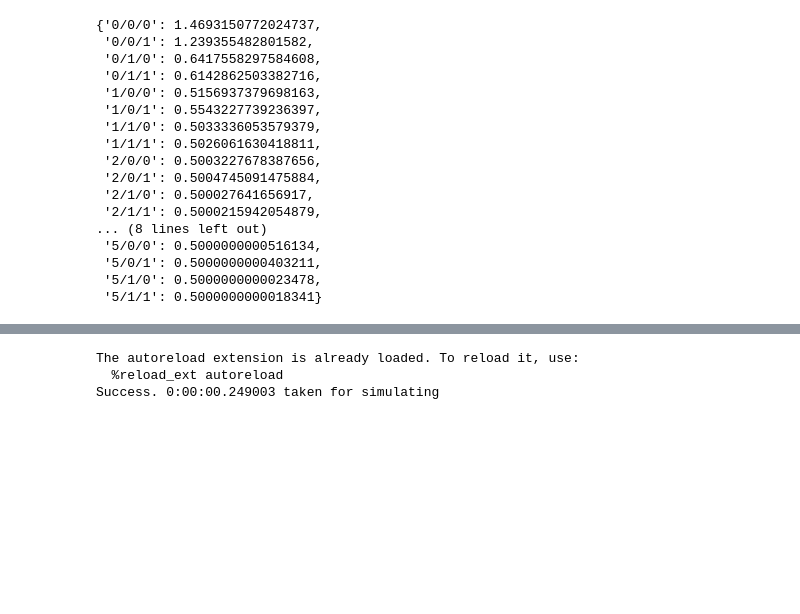
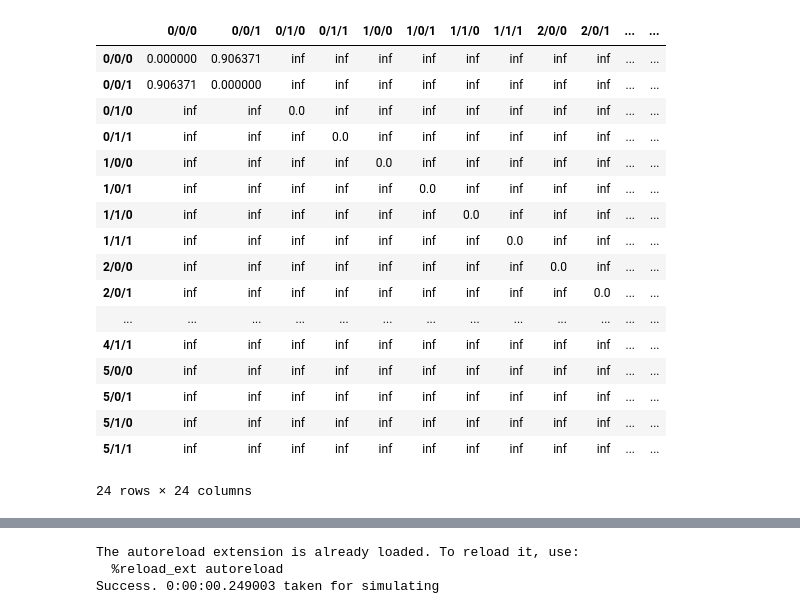
Before and after one commit to arizona95/BEAT, a Jupyter notebook: lab/experiment.ipynb, the cells around one changed output, grey strips where cells are left out. Drawn from its saved outputs; the diff is of its cells as text; code cells hidden in the pictures; blank space fills up the shorter version.

```diff
--- a/lab/experiment.ipynb
+++ b/lab/experiment.ipynb
@@ -132,20 +133,21 @@ array([[-11.3443250572],
-# %%
-gene.V
-# %% [output]
-{'0/0/0': 1.4693150772024737,
- '0/0/1': 1.239355482801582,
- '0/1/0': 0.6417558297584608,
- '0/1/1': 0.6142862503382716,
- '1/0/0': 0.5156937379698163,
- '1/0/1': 0.5543227739236397,
- '1/1/0': 0.5033336053579379,
- '1/1/1': 0.5026061630418811,
- '2/0/0': 0.5003227678387656,
- '2/0/1': 0.5004745091475884,
- '2/1/0': 0.500027641656917,
- '2/1/1': 0.5000215942054879,
-... (8 lines left out)
- '5/0/0': 0.5000000000516134,
- '5/0/1': 0.5000000000403211,
- '5/1/0': 0.5000000000023478,
- '5/1/1': 0.5000000000018341}
+# %%
+gene.model["D"]
+# %% [output]
+|  | 0/0/0 | 0/0/1 | 0/1/0 | 0/1/1 | 1/0/0 | 1/0/1 | 1/1/0 | 1/1/1 | 2/0/0 | 2/0/1 | ... | ... |
+| 0/0/0 | 0.000000 | 0.906371 | inf | inf | inf | inf | inf | inf | inf | inf | ... | ... |
+| 0/0/1 | 0.906371 | 0.000000 | inf | inf | inf | inf | inf | inf | inf | inf | ... | ... |
+| 0/1/0 | inf | inf | 0.0 | inf | inf | inf | inf | inf | inf | inf | ... | ... |
+| 0/1/1 | inf | inf | inf | 0.0 | inf | inf | inf | inf | inf | inf | ... | ... |
+| 1/0/0 | inf | inf | inf | inf | 0.0 | inf | inf | inf | inf | inf | ... | ... |
+| 1/0/1 | inf | inf | inf | inf | inf | 0.0 | inf | inf | inf | inf | ... | ... |
+| 1/1/0 | inf | inf | inf | inf | inf | inf | 0.0 | inf | inf | inf | ... | ... |
+| 1/1/1 | inf | inf | inf | inf | inf | inf | inf | 0.0 | inf | inf | ... | ... |
+| 2/0/0 | inf | inf | inf | inf | inf | inf | inf | inf | 0.0 | inf | ... | ... |
+| 2/0/1 | inf | inf | inf | inf | inf | inf | inf | inf | inf | 0.0 | ... | ... |
+| ... | ... | ... | ... | ... | ... | ... | ... | ... | ... | ... | ... | ... |
+| 4/1/1 | inf | inf | inf | inf | inf | inf | inf | inf | inf | inf | ... | ... |
+| 5/0/0 | inf | inf | inf | inf | inf | inf | inf | inf | inf | inf | ... | ... |
+| 5/0/1 | inf | inf | inf | inf | inf | inf | inf | inf | inf | inf | ... | ... |
+| 5/1/0 | inf | inf | inf | inf | inf | inf | inf | inf | inf | inf | ... | ... |
+| 5/1/1 | inf | inf | inf | inf | inf | inf | inf | inf | inf | inf | ... | ... |
+24 rows × 24 columns
```
Also changed, not shown: parts of 10 cells of this notebook, 54 other files.
